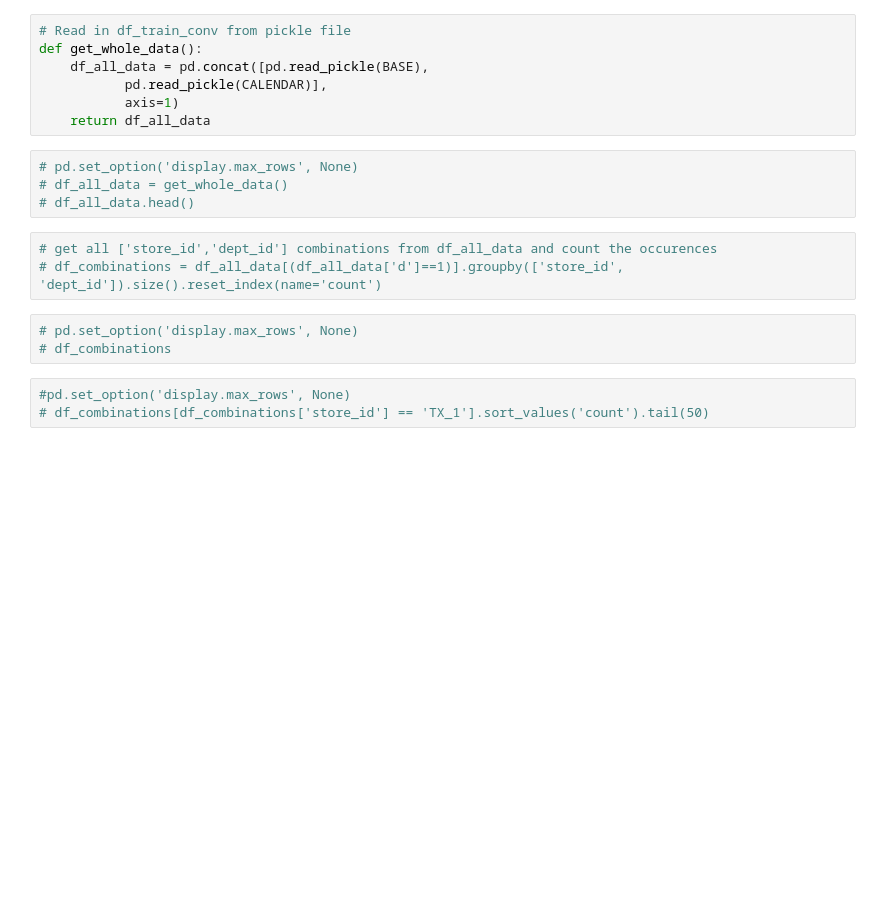
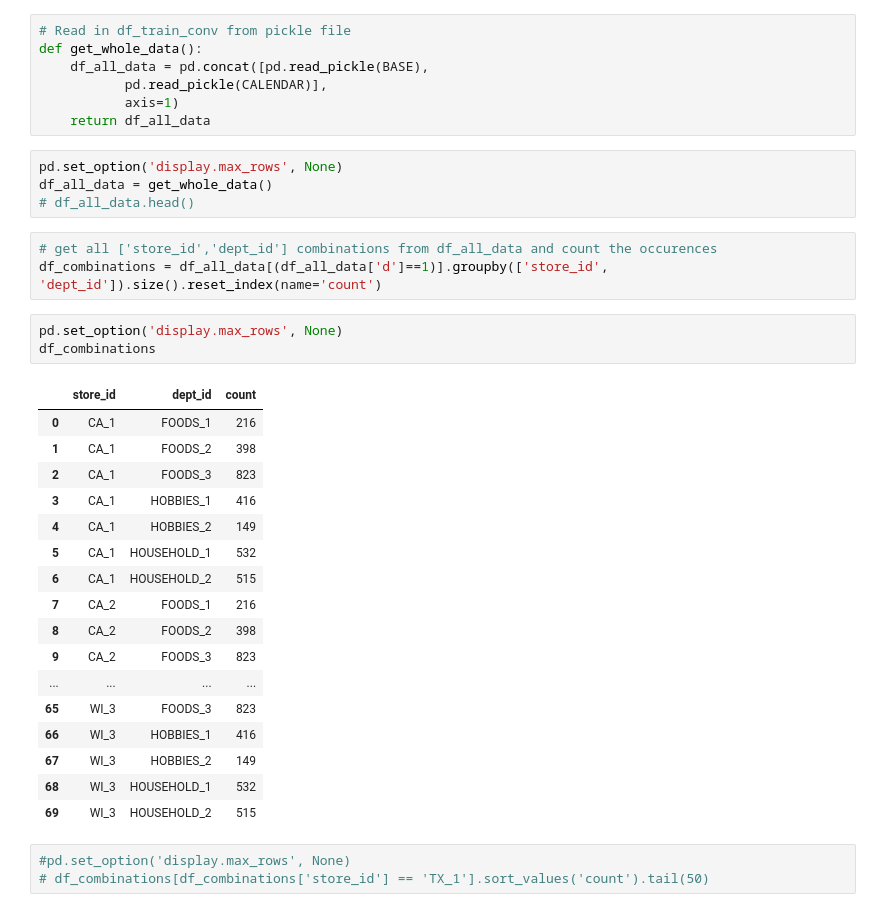
Before and after one commit to matthiasf1/Kaggle_M5PointPrediction, a Jupyter notebook: src/Final_Model_V8.ipynb, the cells around one changed output. Cells and saved outputs as stored; diff of their text form; blank space fills up the shorter version.

Commit message:
Adjustment in imported statements in data preparation

```diff
--- a/src/Final_Model_V8.ipynb
+++ b/src/Final_Model_V8.ipynb
@@ -151,15 +137,33 @@ def get_whole_data():
            axis=1)
     return df_all_data
 # %%
-# pd.set_option('display.max_rows', None)
-# df_all_data = get_whole_data()
+pd.set_option('display.max_rows', None)
+df_all_data = get_whole_data()
 # df_all_data.head()
 # %%
 # get all ['store_id','dept_id'] combinations from df_all_data and count the occurences
-# df_combinations = df_all_data[(df_all_data['d']==1)].groupby(['store_id', 'dept_id']).size().reset_index(name='count')
+df_combinations = df_all_data[(df_all_data['d']==1)].groupby(['store_id', 'dept_id']).size().reset_index(name='count')
 # %%
-# pd.set_option('display.max_rows', None)
-# df_combinations
+pd.set_option('display.max_rows', None)
+df_combinations
+# %% [output]
+|  | store_id | dept_id | count |
+| 0 | CA_1 | FOODS_1 | 216 |
+| 1 | CA_1 | FOODS_2 | 398 |
+| 2 | CA_1 | FOODS_3 | 823 |
+| 3 | CA_1 | HOBBIES_1 | 416 |
+| 4 | CA_1 | HOBBIES_2 | 149 |
+| 5 | CA_1 | HOUSEHOLD_1 | 532 |
+| 6 | CA_1 | HOUSEHOLD_2 | 515 |
+| 7 | CA_2 | FOODS_1 | 216 |
+| 8 | CA_2 | FOODS_2 | 398 |
+| 9 | CA_2 | FOODS_3 | 823 |
+| ... | ... | ... | ... |
+| 65 | WI_3 | FOODS_3 | 823 |
+| 66 | WI_3 | HOBBIES_1 | 416 |
+| 67 | WI_3 | HOBBIES_2 | 149 |
+| 68 | WI_3 | HOUSEHOLD_1 | 532 |
+| 69 | WI_3 | HOUSEHOLD_2 | 515 |
 # %%
 #pd.set_option('display.max_rows', None)
 # df_combinations[df_combinations['store_id'] == 'TX_1'].sort_values('count').tail(50)
```
Also changed, not shown: parts of 3 cells of this notebook, 6 other files.
